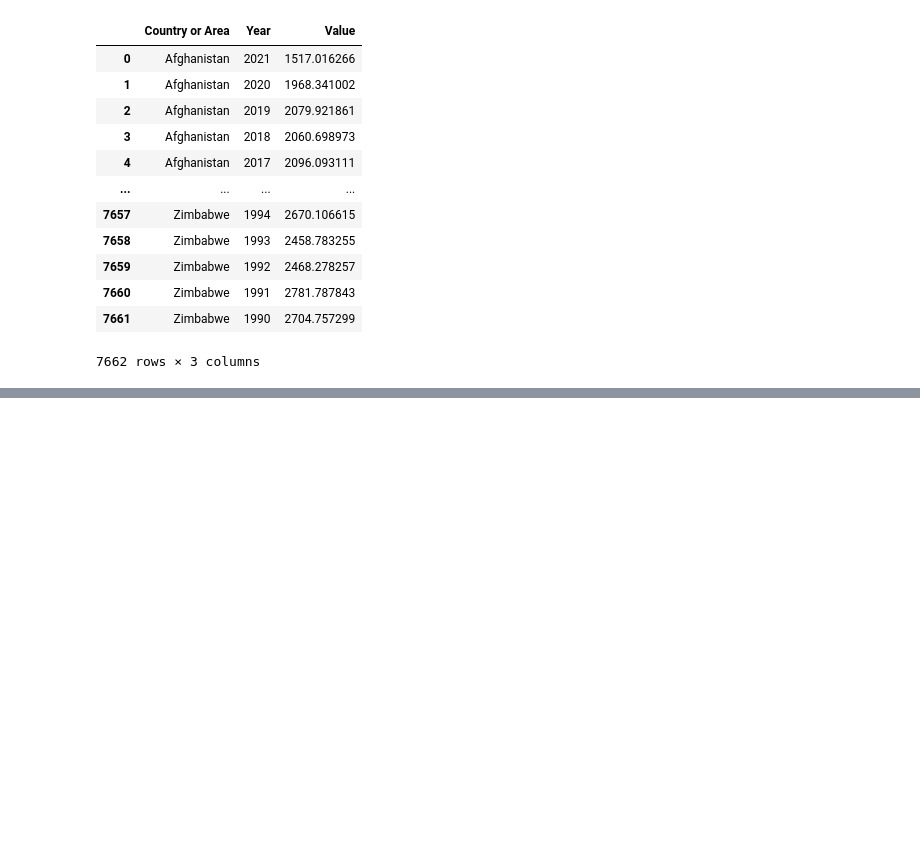
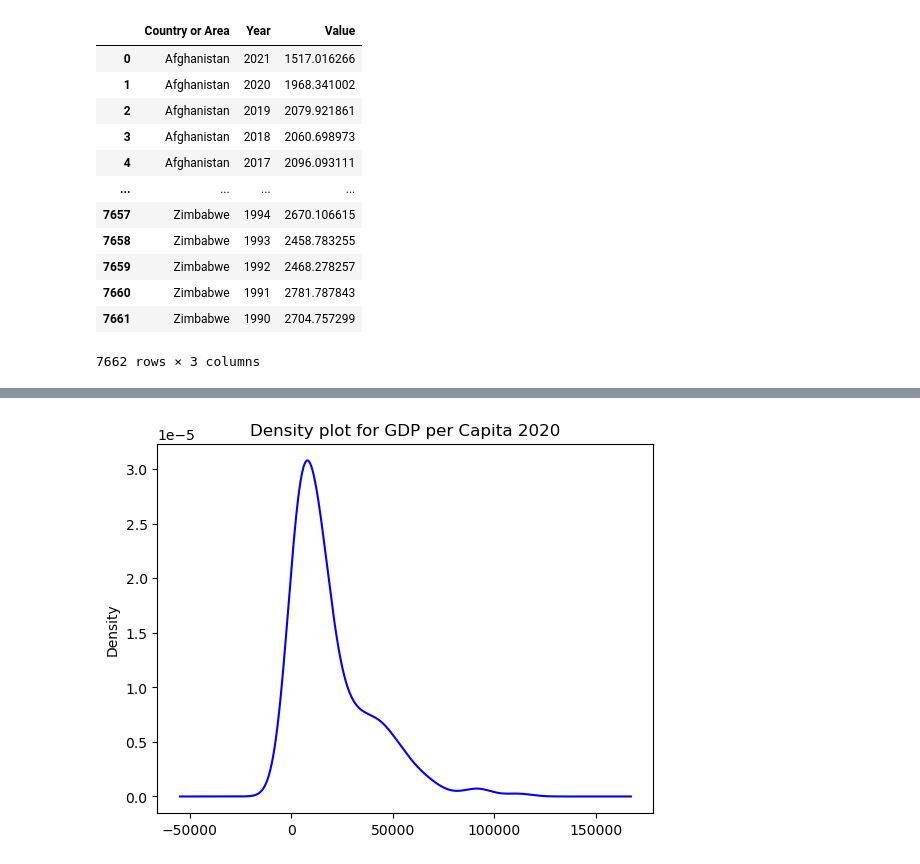
Before and after one commit to NSS-Full-Time-Data-Analytics-14/gdp-and-internet-usage-Leslygcruz, a Jupyter notebook: notebook/UN_projects.ipynb, the cells around one changed output, grey strips where cells are left out. Drawn from its saved outputs; the diff is of its cells as text; code cells hidden in the pictures; blank space fills up the shorter version.

```diff
--- a/notebook/UN_projects.ipynb
+++ b/notebook/UN_projects.ipynb
@@ -63,0 +201,7 @@ gdp_df
+# %%
+#density plot
+gdp20.GDP_Per_Capita.plot.density(color= 'blue')
+plt.title('Density plot for GDP per Capita 2020')
+plt.show()
+# %% [output]
+[figure, added]
```
Also changed, not shown: parts of 50 cells of this notebook.
